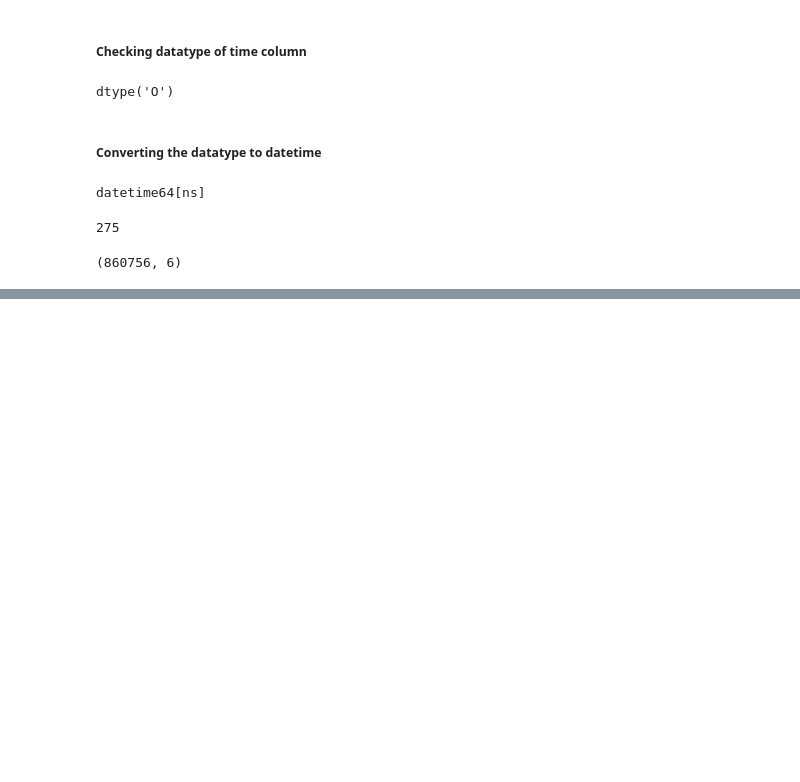
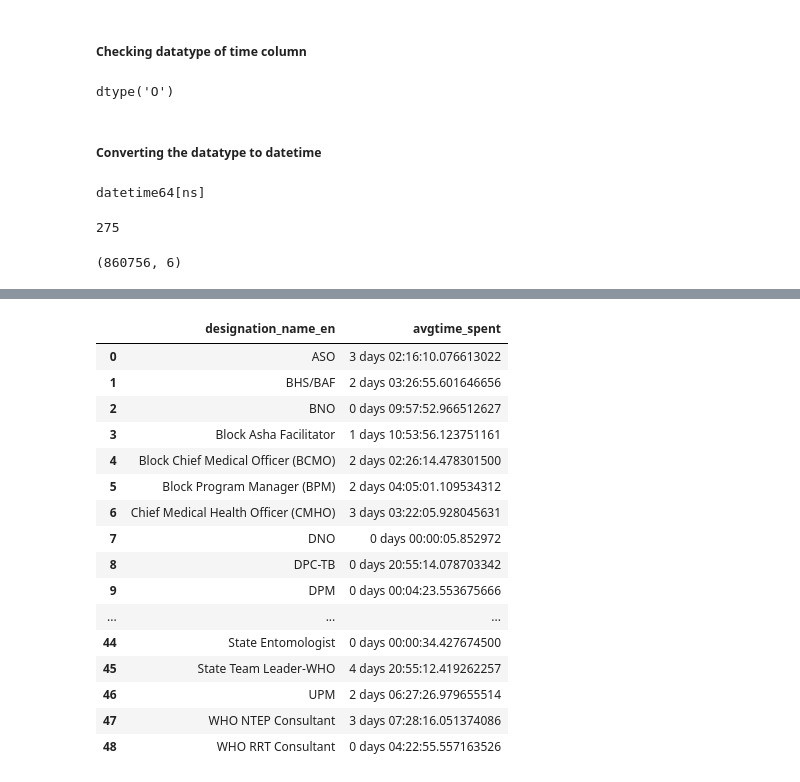
Before and after one commit to taleyahusn21/User-Engagement, a Jupyter notebook: User Engagement.ipynb, the cells around one changed output, grey strips where cells are left out. Drawn from its saved outputs; the diff is of its cells as text; code cells hidden in the pictures; blank space fills up the shorter version.

```diff
--- a/User Engagement.ipynb
+++ b/User Engagement.ipynb
@@ -424 +467,22 @@ designation_time
 3049 rows × 3 columns
+# %%
+grouped_df = designation_time.groupby('designation_name_en')['avgtime_spent'].mean().reset_index()
+grouped_df
+# %% [output]
+|  | designation_name_en | avgtime_spent |
+| 0 | ASO | 3 days 02:16:10.076613022 |
+| 1 | BHS/BAF | 2 days 03:26:55.601646656 |
+| 2 | BNO | 0 days 09:57:52.966512627 |
+| 3 | Block Asha Facilitator | 1 days 10:53:56.123751161 |
+| 4 | Block Chief Medical Officer (BCMO) | 2 days 02:26:14.478301500 |
+| 5 | Block Program Manager (BPM) | 2 days 04:05:01.109534312 |
+| 6 | Chief Medical Health Officer (CMHO) | 3 days 03:22:05.928045631 |
+| 7 | DNO | 0 days 00:00:05.852972 |
+| 8 | DPC-TB | 0 days 20:55:14.078703342 |
+| 9 | DPM | 0 days 00:04:23.553675666 |
+| ... | ... | ... |
+| 44 | State Entomologist | 0 days 00:00:34.427674500 |
+| 45 | State Team Leader-WHO | 4 days 20:55:12.419262257 |
+| 46 | UPM | 2 days 06:27:26.979655514 |
+| 47 | WHO NTEP Consultant | 3 days 07:28:16.051374086 |
+| 48 | WHO RRT Consultant | 0 days 04:22:55.557163526 |
```
Also changed, not shown: parts of 13 cells of this notebook.
